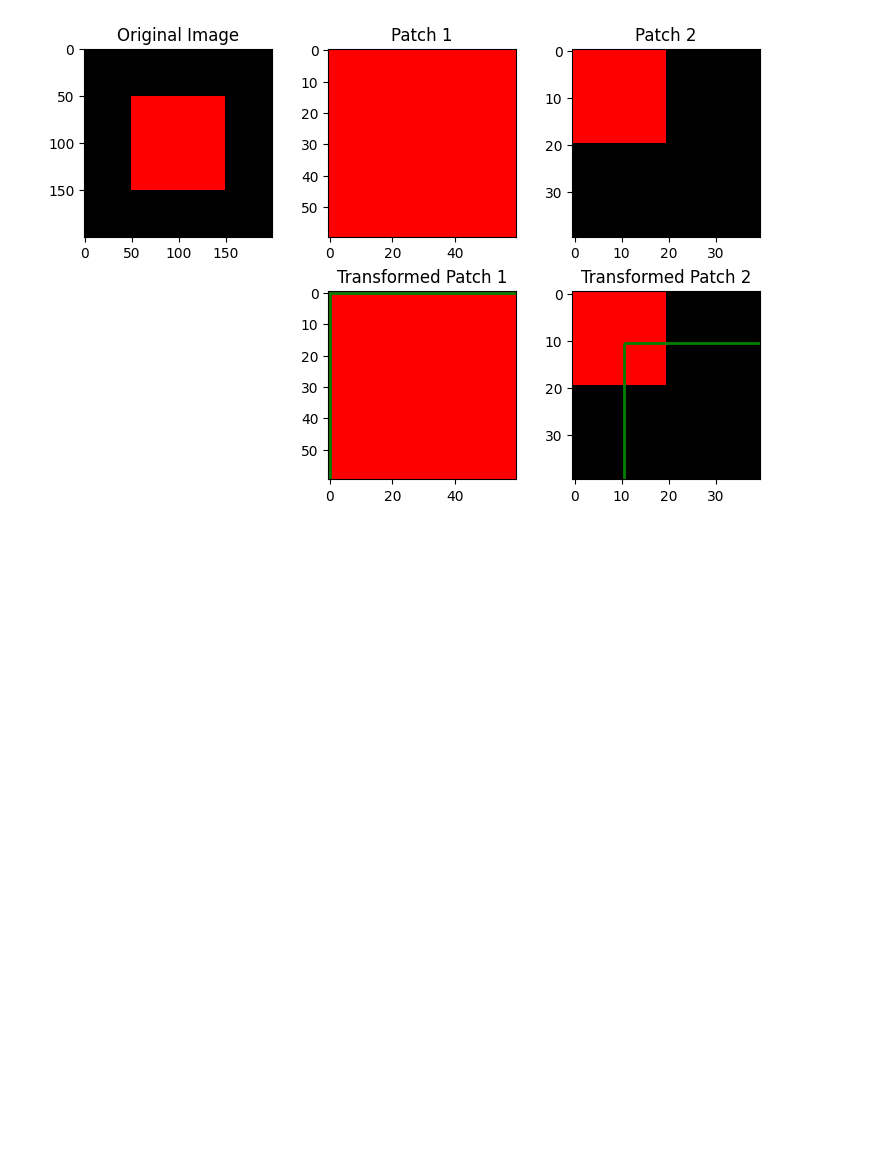
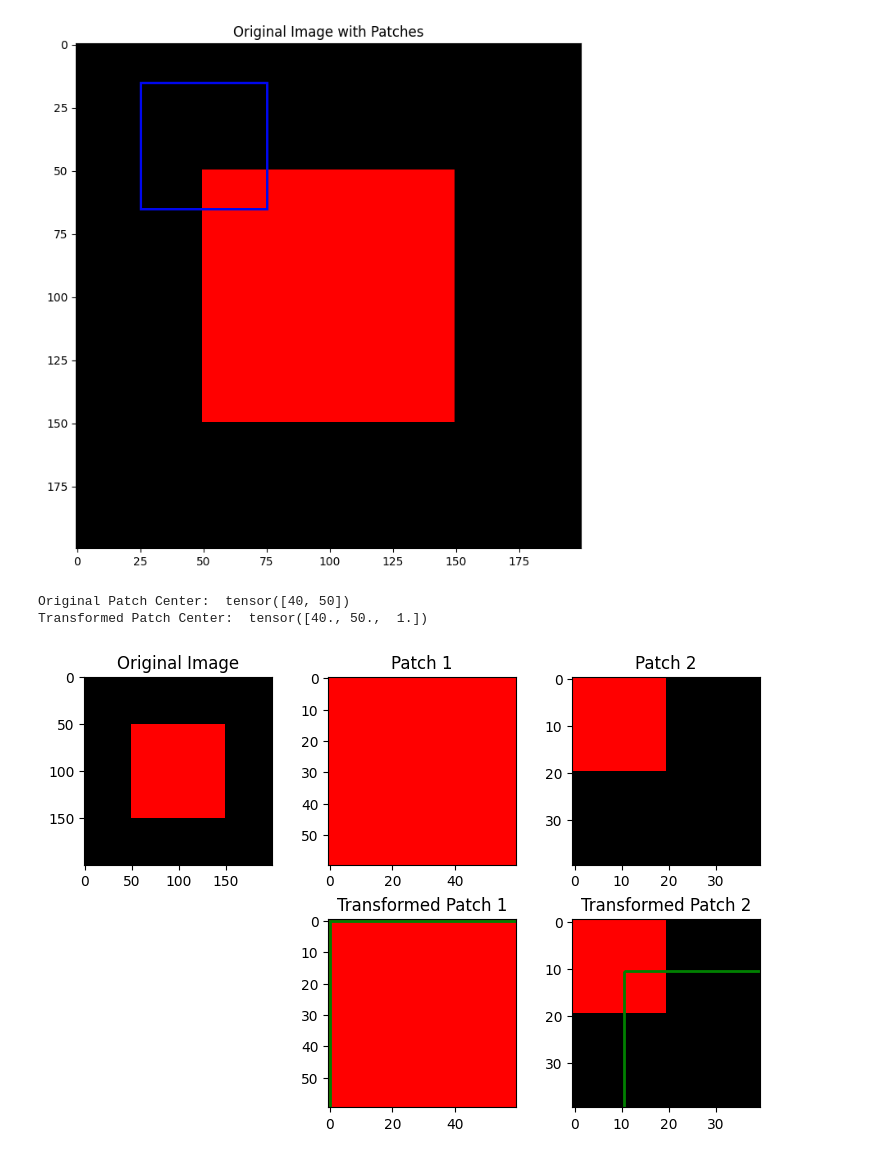
Before and after one commit to tanushreebanerjee/generative-detection, a Jupyter notebook: src/test.ipynb, the cells around one changed output. Cells and saved outputs as stored; diff of their text form; code cells hidden in the pictures; blank space fills up the shorter version.

```diff
--- a/src/test.ipynb
+++ b/src/test.ipynb
@@ -24,6 +24,73 @@ def create_patches_of_test_image(test_image: torch.Tensor, patch_sizes: List[Tup
                            patch_center[1]-patch_size[1]//2:patch_center[1]+patch_size[1]//2, :]
         patches.append(patch)
     return patches
+# %%
+def plot_patch_on_image(ax, patch_center, patch_size, color):
+    """
+    Plots a patch on the original image.
+    """
+    rect = Rectangle((patch_center[1]-patch_size[1]//2, patch_center[0]-patch_size[0]//2),
+                     patch_size[1], patch_size[0], fill=None, edgecolor=color, linewidth=2)
+    ax.add_patch(rect)
+
+def plot_patch_and_transformed_patch(test_image: torch.Tensor, patch: torch.Tensor, transformed_patch: torch.Tensor,
+                                      patch_size: torch.Tensor, patch_center: torch.Tensor):
+    """
+    Plots the original patch and its transformed version separately.
+    """
+    fig, ax = plt.subplots(1, 1, figsize=(8, 8))
+
+    # Plot the original image
+    ax.imshow(test_image)
+
+    # Plot the original patch in green
+    plot_patch_on_image(ax, patch_center, patch_size, 'green')
+
+    # Plot the transformed patch in blue
+    plot_patch_on_image(ax, transformed_patch, patch_size, 'blue')
+
+    ax.set_title('Original Image with Patches')
+    plt.show()
+
+    print("Original Patch Center: ", patch_center)
+    print("Transformed Patch Center: ", transformed_patch)
+
+
+# Define image size and create a test image
+image_size = (200, 200)
+
+# Define patch sizes and centers
+patch_sizes = torch.tensor([(50, 50)])
+patch_centers = torch.tensor([(40, 50)])
+test_image = create_test_image(image_size)
+# Create patches of the test image
+patches = create_patches_of_test_image(test_image, patch_sizes, patch_centers)
+
+# Initialize cpu
+patch_cameras = PatchPerspectiveCameras(device="cpu")
+
+# Transform from NDC to screen
+ndc_to_screen_transform = get_patch_ndc_to_screen_transform(patch_cameras,
+                                                            image_size=image_size,
+                                                            patch_size=patch_sizes[0],
+                                                            patch_center=patch_centers[0])
+
+# Transform from screen to NDC
+screen_to_ndc_transform = get_screen_to_patch_ndc_transform(patch_cameras,
+                                                            image_size=image_size,
+                                                            patch_size=patch_sizes[0],
+                                                            patch_center=patch_centers[0])
+
+# Transform the patch
+transformed_patch_ndc_to_screen = ndc_to_screen_transform.transform_points(torch.cat([patch_centers[0].unsqueeze(0), torch.ones(1, 1)], dim=1)).squeeze()
+transformed_patch_screen_to_ndc = screen_to_ndc_transform.transform_points(transformed_patch_ndc_to_screen.unsqueeze(0)).squeeze()
+
+# Plot the original patch and its transformed version separately
+plot_patch_and_transformed_patch(test_image, patches[0], transformed_patch_screen_to_ndc, patch_sizes[0], patch_centers[0])
+# %% [output]
+[figure, added]
+Original Patch Center:  tensor([40, 50])
+Transformed Patch Center:  tensor([40., 50.,  1.])
 # %%
 def plot_patch_transformations(test_image: torch.Tensor, patches: List[torch.Tensor], patch_sizes: torch.Tensor, patch_centers: torch.Tensor,
                                image_size: Tuple[int, int], camera_distance: float = 2.0):
```
Also changed, not shown: parts of 2 cells of this notebook.
